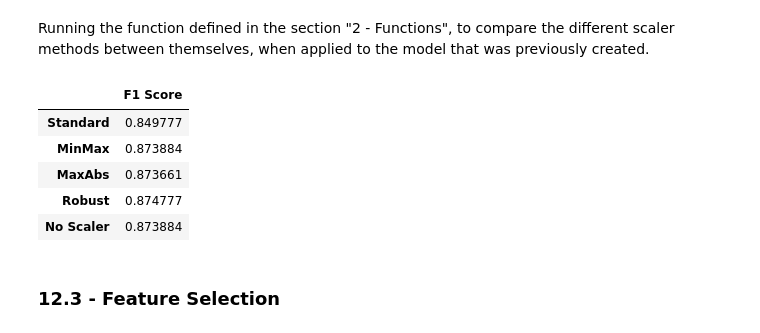
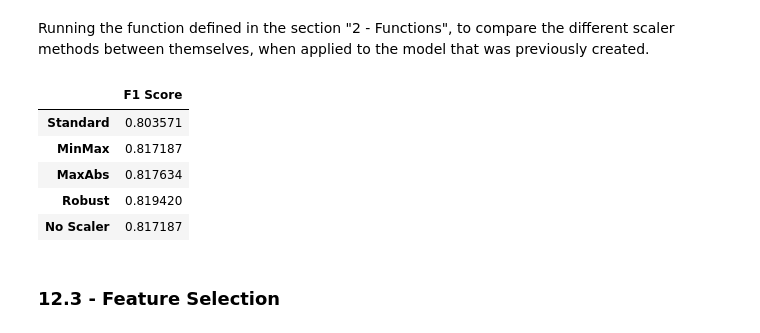
Before and after one commit to its-pedrofonseca/Machine-Learning-Project, a Jupyter notebook: Final Machine Learning Model.ipynb, the cells around one changed output. Drawn from its saved outputs; the diff is of its cells as text; code cells hidden in the pictures.

```diff
--- a/Final Machine Learning Model.ipynb
+++ b/Final Machine Learning Model.ipynb
@@ -148,5 +156,8 @@ def micro_f1_score(y_train, pred_train , y_val, pred_val):
 # %%
 def best_scale(model,X_train,y_train,X_test,y_test):
+    """
+    Function that returns a table with the micro f1 score for the different scaler
+    """
     standard=StandardScaler().fit(X_train).transform(X_train)
     standardTest=StandardScaler().fit(X_test).transform(X_test)
 
@@ -180,7 +204,7 @@ def best_scale(model,X_train,y_train,X_test,y_test):
 # %% [markdown]
 [Back to TOC](#toc)
 # %%
-original = pd.read_excel("../train.xlsx")
+original = pd.read_excel("train.xlsx")
 original.head()
 # %% [output]
 |  | CITIZEN_ID | Name | Birthday | Native Continent | Marital Status | Lives with | Base Area | ... |
@@ -1044,14 +1068,14 @@ DecisionTreeClassifier()
 # %% [markdown]
 Running the function defined in the section "2 - Functions", to compare the different scaler methods between themselves, when applied to the model that was previously created.
 # %%
-best_scale(gb,X_train,y_train,X_test,y_test)
+best_scale(dt,X_train,y_train,X_test,y_test)
 # %% [output]
 |  | F1 Score |
-| Standard | 0.849777 |
-| MinMax | 0.873884 |
-| MaxAbs | 0.873661 |
-| Robust | 0.874777 |
-| No Scaler | 0.873884 |
+| Standard | 0.803571 |
+| MinMax | 0.817187 |
+| MaxAbs | 0.817634 |
+| Robust | 0.819420 |
+| No Scaler | 0.817187 |
 # %% [markdown]
 ### 12.3 - Feature Selection
 # %% [markdown]
```
Also changed, not shown: parts of 64 cells of this notebook.
